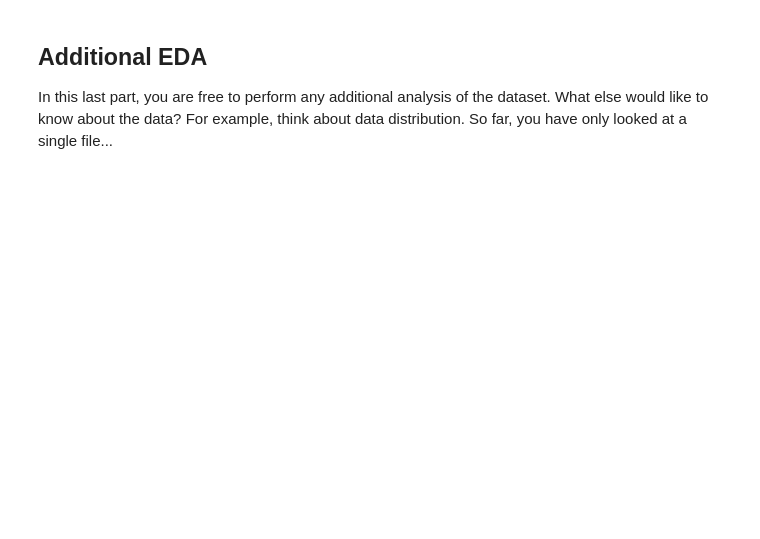
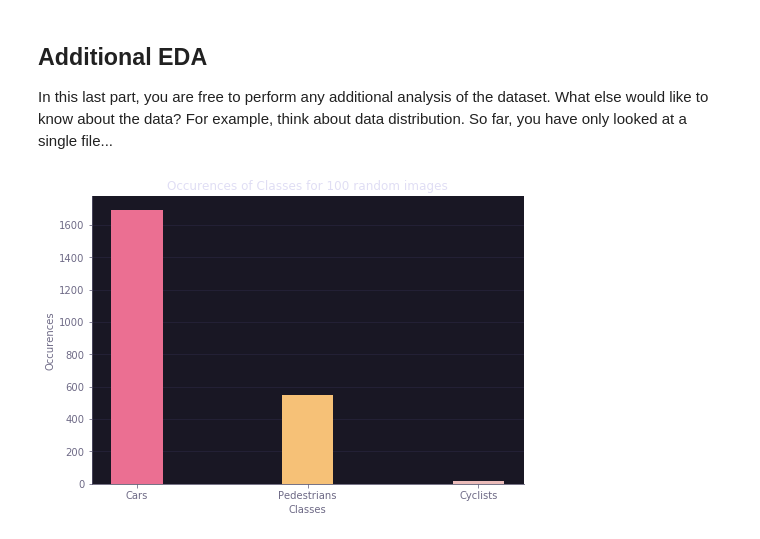
Before and after one commit to mcarfagno/nd013-c1-vision, a Jupyter notebook: Exploratory Data Analysis.ipynb, the cells around one changed output. Saved outputs shown, nothing was run; the diff lists cells and outputs as text; code cells hidden in the pictures; blank space fills up the shorter version.

```diff
--- a/Exploratory Data Analysis.ipynb
+++ b/Exploratory Data Analysis.ipynb
@@ -92,3 +92,20 @@ plt.show()
 
 In this last part, you are free to perform any additional analysis of the dataset. What else would like to know about the data?
 For example, think about data distribution. So far, you have only looked at a single file...
+# %%
+objects = {1: 0, 2 : 0, 4: 0 }
+for batches in dataset.take(100):
+        for l in batches["groundtruth_classes"].numpy():
+            objects[l] += 1
+# %%
+%matplotlib inline
+
+fig = plt.figure()
+ax = fig.add_axes([0,0,1,1])
+ax.set(xlabel='Classes', ylabel='Occurences', title='Occurences of Classes for 100 random images')
+ax.bar(['Cars'], [objects[1]], width = 0.3)
+ax.bar(['Pedestrians'], [objects[2]], width = 0.3)
+ax.bar(['Cyclists'], [objects[4]], width = 0.3)
+plt.show()
+# %% [output]
+[figure, added]
```
Also changed, not shown: parts of 4 cells of this notebook.
